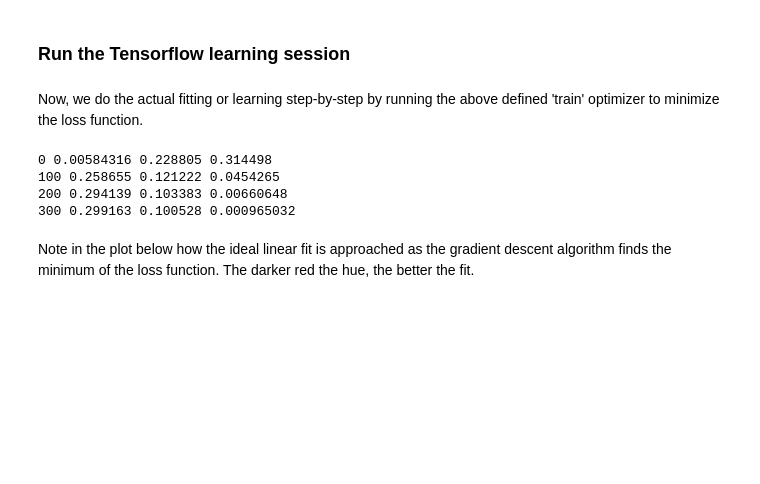
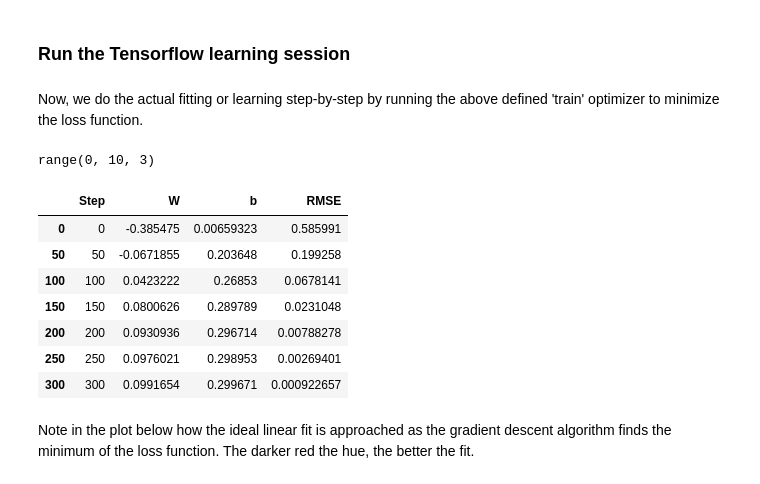
Before and after one commit to alenzhao/Linear-regression-in-Tensorflow, a Jupyter notebook: Linear Regression.ipynb, the cells around one changed output. Drawn from its saved outputs; the diff is of its cells as text; code cells hidden in the pictures; blank space fills up the shorter version.

Commit message:
Add W, b, loss dataframe

```diff
--- a/Linear Regression.ipynb
+++ b/Linear Regression.ipynb
@@ -117,25 +119,41 @@ sess.run(init)
 ### Run the Tensorflow learning session
 # %% [markdown]
 Now, we do the actual fitting or learning step-by-step by running the above defined 'train' optimizer to minimize the loss function.
+# %%
+range(0,10,3)
+# %% [output]
+range(0, 10, 3)
 # %%
 n_steps = 301   # Number of steps in the gradient descent towards the minimum of the loss function
-n_gap = 100     # Plot every n-gap steps starting from the 1st step
+n_gap = 50     # Plot every n-gap steps starting from the 1st step
+columnNames = ["Step","W","b","RMSE"]
+Wbloss = pd.DataFrame(columns=columnNames)
+i = 0
 for step in range(n_steps):
     sess.run(train)
     if step % n_gap == 0:
-        Wstep = sess.run(W)
-        bstep = sess.run(b)
-        lossstep = sess.run(loss)
+        Wbloss.loc[step,'Step'] = step
+        Wbloss.loc[step,'W'] = Wstep = sess.run(W)[0]
+        Wbloss.loc[step,'b'] = bstep = sess.run(b)[0]
+        Wbloss.loc[step,'RMSE'] = lossstep = np.sqrt(sess.run(loss))
         color = (1,0,0,0.9*step/n_steps+0.1)
-        plotLine(p1,ax1,bstep,Wstep, color) # Successively plots better fitting lines
-        print(step, bstep[0], Wstep[0], np.sqrt(lossstep))
+        plotLine(p1, ax1, bstep, Wstep, color) # Successively plots better fitting lines
+#        print(step, bstep[0], Wstep[0], np.sqrt(lossstep))
+        i = i + 1
+
 
 # Learns best fit: b: 0.3, W: 0.1
-# %% [output]
-0 0.00584316 0.228805 0.314498
-100 0.258655 0.121222 0.0454265
-200 0.294139 0.103383 0.00660648
-300 0.299163 0.100528 0.000965032
+# %%
+Wbloss
+# %% [output]
+|  | Step | W | b | RMSE |
+| 0 | 0 | -0.385475 | 0.00659323 | 0.585991 |
+| 50 | 50 | -0.0671855 | 0.203648 | 0.199258 |
+| 100 | 100 | 0.0423222 | 0.26853 | 0.0678141 |
+| 150 | 150 | 0.0800626 | 0.289789 | 0.0231048 |
+| 200 | 200 | 0.0930936 | 0.296714 | 0.00788278 |
+| 250 | 250 | 0.0976021 | 0.298953 | 0.00269401 |
+| 300 | 300 | 0.0991654 | 0.299671 | 0.000922657 |
 # %% [markdown]
 Note in the plot below how the ideal linear fit is approached as the gradient descent algorithm finds the minimum of the loss function. The darker red the hue, the better the fit.
 # %%
```
Also changed, not shown: parts of 3 cells of this notebook.
